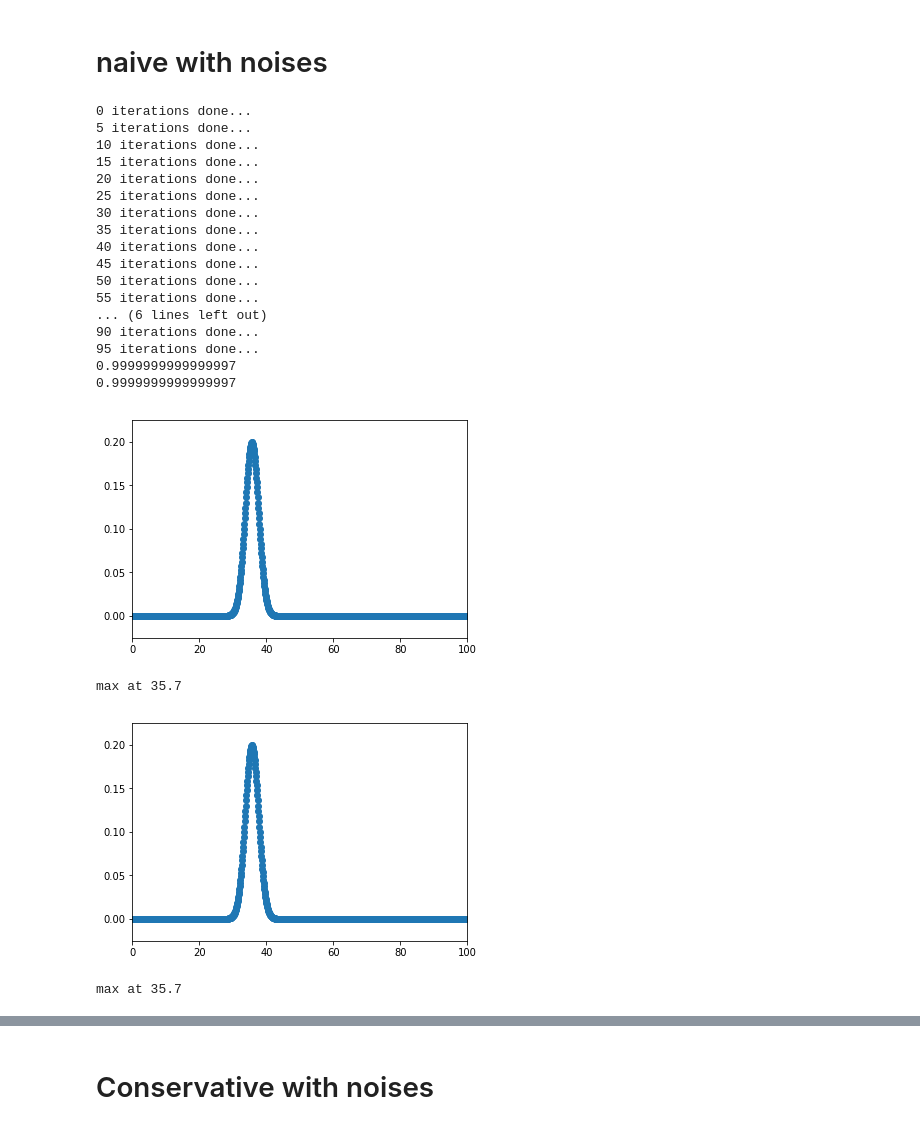
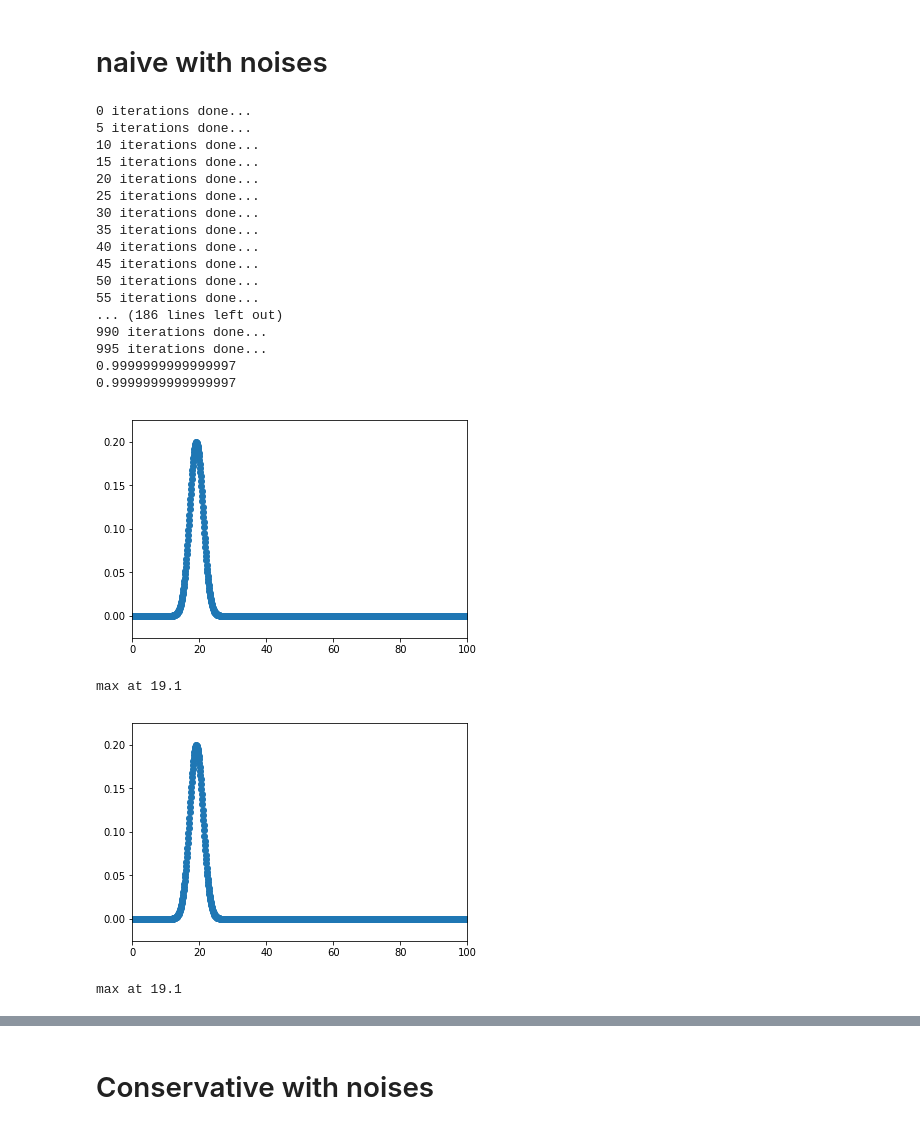
Before and after one commit to tidota/misc-code, a Jupyter notebook: snippets/python/fracexp/simplest_sim.ipynb, the cells around one changed output, grey strips where cells are left out. Drawn from its saved outputs; the diff is of its cells as text; code cells hidden in the pictures.

```diff
--- a/snippets/python/fracexp/simplest_sim.ipynb
+++ b/snippets/python/fracexp/simplest_sim.ipynb
@@ -28,7 +28,7 @@ def p(x, mean, sigma):
     return math.exp(-0.5*(x - mean)**2 / sigma / sigma) / math.sqrt(2*math.pi*sigma*sigma)
 
 
-dist1 = [p(x, 40, 5) for x in x_axis]
+dist1 = [p(x, 45, 5) for x in x_axis]
 print('sum1: ' + str(sum(dist1)*dlt))
 dist2 = [p(x, 60, 10) for x in x_axis]
 print('sum2: ' + str(sum(dist2)*dlt))
@@ -99,7 +108,7 @@ max at 44.0
 # %% [markdown]
 # repeated interactions
 # %%
-n_interactions = 100
+n_interactions = 1000
 # %% [markdown]
 ## Naive
 # %%
@@ -249,19 +258,23 @@ def entropy(p):
 def D_KL(p,q):
     ans = 0
     for i in range(len(p)):
-        if q[i] != 0:
-            ans += p[i]*dlt * math.log2(p[i]/q[i])
-        elif p[i] == 0:
-            ans += 1000000000000000000000000000000000000000000000000000000
+        ans += p[i]*dlt * math.log2(p[i]/q[i])
     return ans
 
 def cross_entropy(p,q):
     return entropy(p) + D_KL(p,q)
 
-#     ans = 0
-#     for i in range(len(p)):
-#         ans -= p[i]*dlt * math.log2(q[i]*dlt)
-#     return ans
+# https://stats.stackexchange.com/questions/97938/calculate-the-kullback-leibler-divergence-in-practice
+def D_CUSTOM(p, q):
+    ans = 0
+    for i in range(len(p)):
+        if p[i] > 0 or q[i] > 0:
+            ave = (p[i]+q[i])/2.0
+            if p[i] > 0:
+                ans += p[i]*dlt * math.log2(p[i]/ave)
+            if q[i] > 0:
+                ans += q[i]*dlt * math.log2(q[i]/ave)
+    return ans/2.0
 
 print('H(dist1): ' + str(entropy(dist1)))
 print('H(dist2): ' + str(entropy(dist2)))
@@ -286,9 +299,11 @@ p1 = list(dist1)
 p2 = list(dist2)
 
 H1 = [entropy(p1)]
-H11 = [cross_entropy(dist1, p1)]
+H11 = [D_CUSTOM(dist1, p1)]
 H2 = [entropy(p2)]
-H22 = [cross_entropy(dist2, p2)]
+H22 = [D_CUSTOM(dist2, p2)]
+MAP1 = [np.argmax(p1)*dlt]
+MAP2 = [np.argmax(p2)*dlt]
 
 for i in range(n_interactions):
     p1 = conv(p1, p_noise, noise_mean_indx)
@@ -298,46 +313,48 @@ for i in range(n_interactions):
     p2 = list(p1)
 
     H1 += [entropy(p1)]
-    H11 += [cross_entropy(dist1, p1)]
+    H11 += [D_CUSTOM(dist1, p1)]
     H2 += [entropy(p2)]
-    H22 += [cross_entropy(dist2, p2)]
+    H22 += [D_CUSTOM(dist2, p2)]
+    MAP1 += [np.argmax(p1)*dlt]
+    MAP2 += [np.argmax(p2)*dlt]
 
     if i % 5 == 0:
         print(str(i) + ' iterations done...')
 
 print(sum(p1)*dlt)
 print(sum(p2)*dlt)
 
 plt.scatter(x_axis, p1)
 plt.xlim(x_min, x_max)
 plt.show()
 print("max at " + str(np.argmax(p1)*dlt))
 plt.scatter(x_axis, p2)
 plt.xlim(x_min, x_max)
 plt.show()
 print("max at " + str(np.argmax(p2)*dlt))
 # %% [output]
 0 iterations done...
 5 iterations done...
 10 iterations done...
 15 iterations done...
 20 iterations done...
 25 iterations done...
 30 iterations done...
 35 iterations done...
 40 iterations done...
 45 iterations done...
 50 iterations done...
 55 iterations done...
-... (6 lines left out)
-90 iterations done...
-95 iterations done...
+... (186 lines left out)
+990 iterations done...
+995 iterations done...
 0.9999999999999997
 0.9999999999999997
-[figure, old version]
+[figure, new version]
-max at 35.7
+max at 19.1
-[figure, old version]
+[figure, new version]
-max at 35.7
+max at 19.1
 # %%
 plt.plot(H1)
 plt.ylabel('H(p1)')
```
Also changed, not shown: parts of 15 cells of this notebook, 1 other file.
